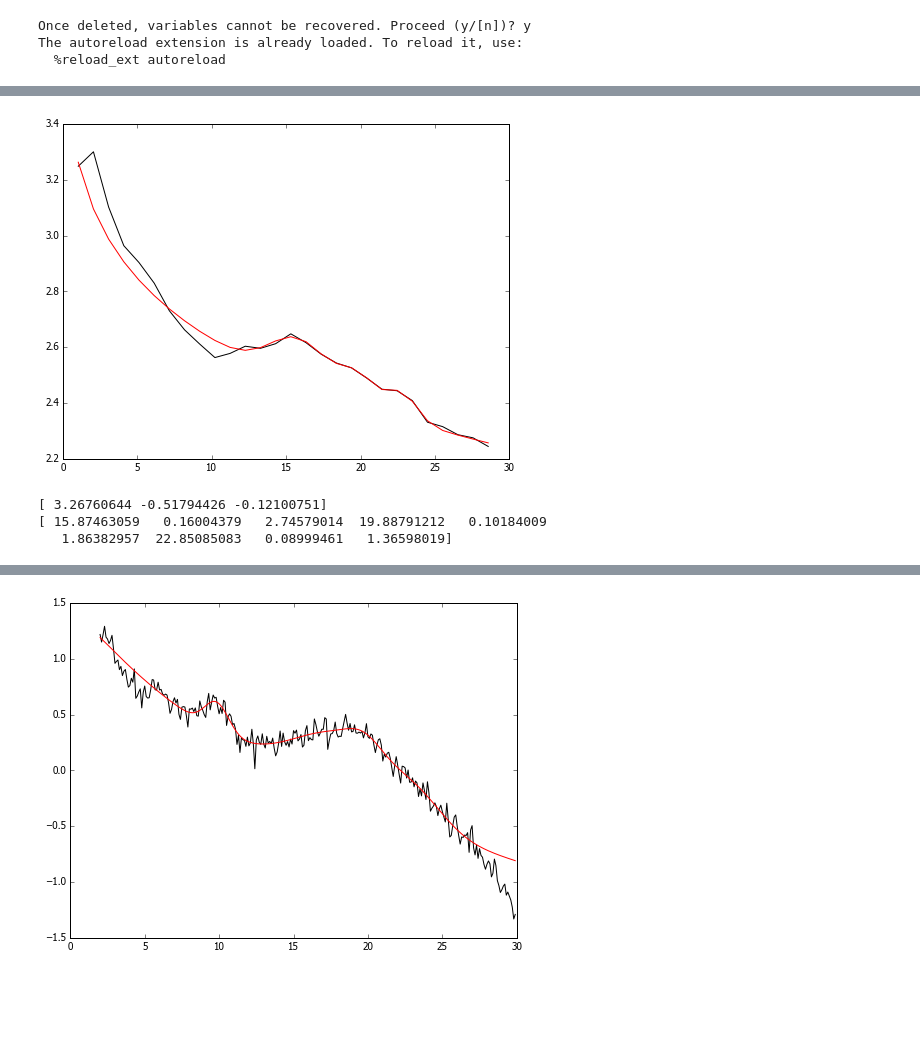
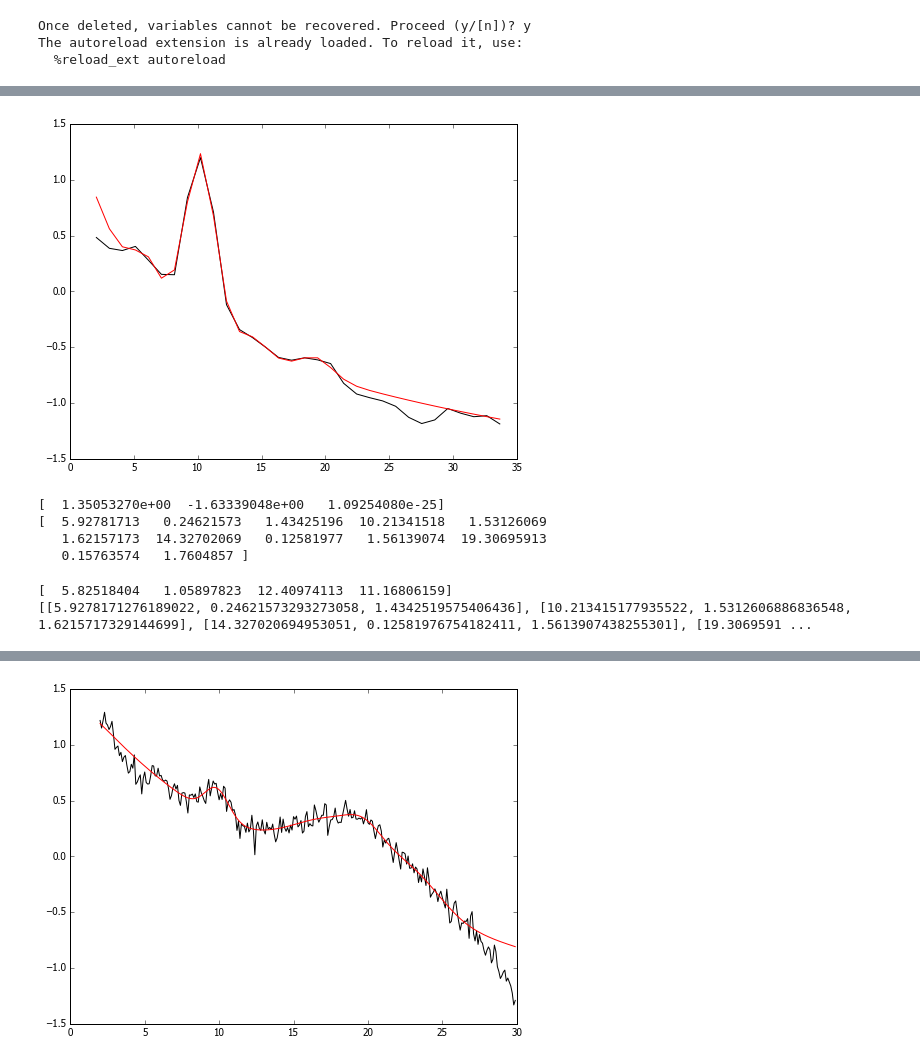
Before and after one commit to fooof-tools/fooof, a Jupyter notebook: fit_syn_lfp_eeg.ipynb, the cells around one changed output, grey strips where cells are left out. Drawn from its saved outputs; the diff is of its cells as text; code cells hidden in the pictures; blank space fills up the shorter version.

```diff
--- a/fit_syn_lfp_eeg.ipynb
+++ b/fit_syn_lfp_eeg.ipynb
@@ -73,8 +73,25 @@ The autoreload extension is already loaded. To reload it, use:
 # tempdat = chandat[:, ci]
 # psd_array, freqs = data_ecog2(tempdat, srate, ci)
 
-# # eeg
-# file = 'eeg/50.npy'
+# eeg
+file = 'eeg/0.npy'
+filename = os.path.join(my_dir, file)
+freq_range = [0, 50]
+psd_array = np.load(filename)
+psd_array = np.log10(psd_array)
+range_size = (np.size(range(freq_range[1]))-0)-(np.size(range(freq_range[0]))+0)
+freqs = np.linspace(freq_range[0], freq_range[1], range_size)
+# Fix up PSD
+psd_array = np.vstack((psd_array, psd_array))
+psd_array = psd_array.T
+# FOOOF SETTINGS
+window_around_max = 3
+number_of_gaussians = 5
+cut_freqs = [2, 35]
+bw_limits = [1, 6]
+
+# # lfp
+# file = 'lfp/g1018_ch03_raw.npy'
 # filename = os.path.join(my_dir, file)
 # freq_range = [0, 50]
 # psd_array = np.load(filename)
@@ -84,26 +101,14 @@ The autoreload extension is already loaded. To reload it, use:
 # # Fix up PSD
 # psd_array = np.vstack((psd_array, psd_array))
 # psd_array = psd_array.T
-
-# lfp
-file = 'lfp/i004_ch04_raw.npy'
-filename = os.path.join(my_dir, file)
-freq_range = [0, 50]
-psd_array = np.load(filename)
-psd_array = np.log10(psd_array)
-range_size = (np.size(range(freq_range[1]))-0)-(np.size(range(freq_range[0]))+0)
-freqs = np.linspace(freq_range[0], freq_range[1], range_size)
-# Fix up PSD
-psd_array = np.vstack((psd_array, psd_array))
-psd_array = psd_array.T
+# # FOOOF SETTINGS
+# window_around_max = 3
+# number_of_gaussians = 5
+# cut_freqs = [2, 45]
+# bw_limits = [0.5, 6]
 
 
 
-# FOOOF SETTINGS
-window_around_max = 3
-number_of_gaussians = 6
-cut_freqs = [1, 30]
-bw_limits = [0.5, 8]
 
 # Run FOOOF
 %time p_flat_real, frequency_vector, trimmed_psd, psd_fit, background_fit, gaussian_fit, background_params, oscillation_params = \
@@ -120,7 +125,28 @@ Wall time: 27.4 ms
-[figure, old version]
+[figure, new version]
-[ 3.26760644 -0.51794426 -0.12100751]
-[ 15.87463059   0.16004379   2.74579014  19.88791212   0.10184009
-   1.86382957  22.85085083   0.08999461   1.36598019]
+[  1.35053270e+00  -1.63339048e+00   1.09254080e-25]
+[  5.92781713   0.24621573   1.43425196  10.21341518   1.53126069
+   1.62157173  14.32702069   0.12581977   1.56139074  19.30695913
+   0.15763574   1.7604857 ]
+# %%
+def decision_criterion(amp_params, bw_params):
+    foo = (np.divide(bw_params,amp_params))
+    print(foo)
+    keep_parameter = foo < 20
+
+
+    return keep_parameter
+
+
+osc_params = group_three(oscillation_params)
+amp_params = [item[1] for item in osc_params]
+bw_params = [item[2] for item in osc_params]
+keep_osc = decision_criterion(amp_params, bw_params)
+guess = [d for (d, remove) in zip(osc_params, keep_osc) if remove]
+
+print(guess)
+# %% [output]
+[  5.82518404   1.05897823  12.40974113  11.16806159]
+[[5.9278171276189022, 0.24621573293273058, 1.4342519575406436], [10.213415177935522, 1.5312606886836548, 1.6215717329144699], [14.327020694953051, 0.12581976754182411, 1.5613907438255301], [19.3069591 ...
 # %%
 # OR: load MEG data from npy file
 
```
Also changed, not shown: parts of 5 cells of this notebook, 3 other files.
